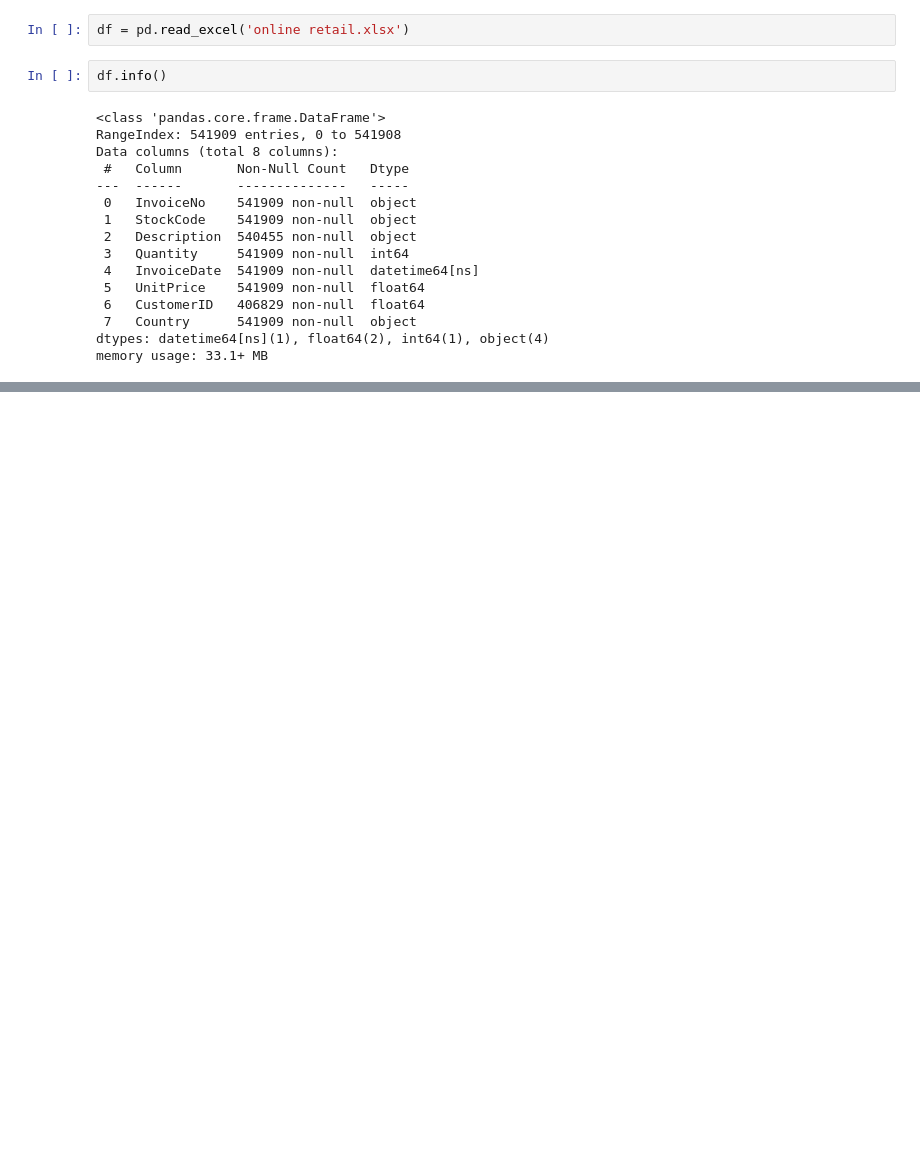
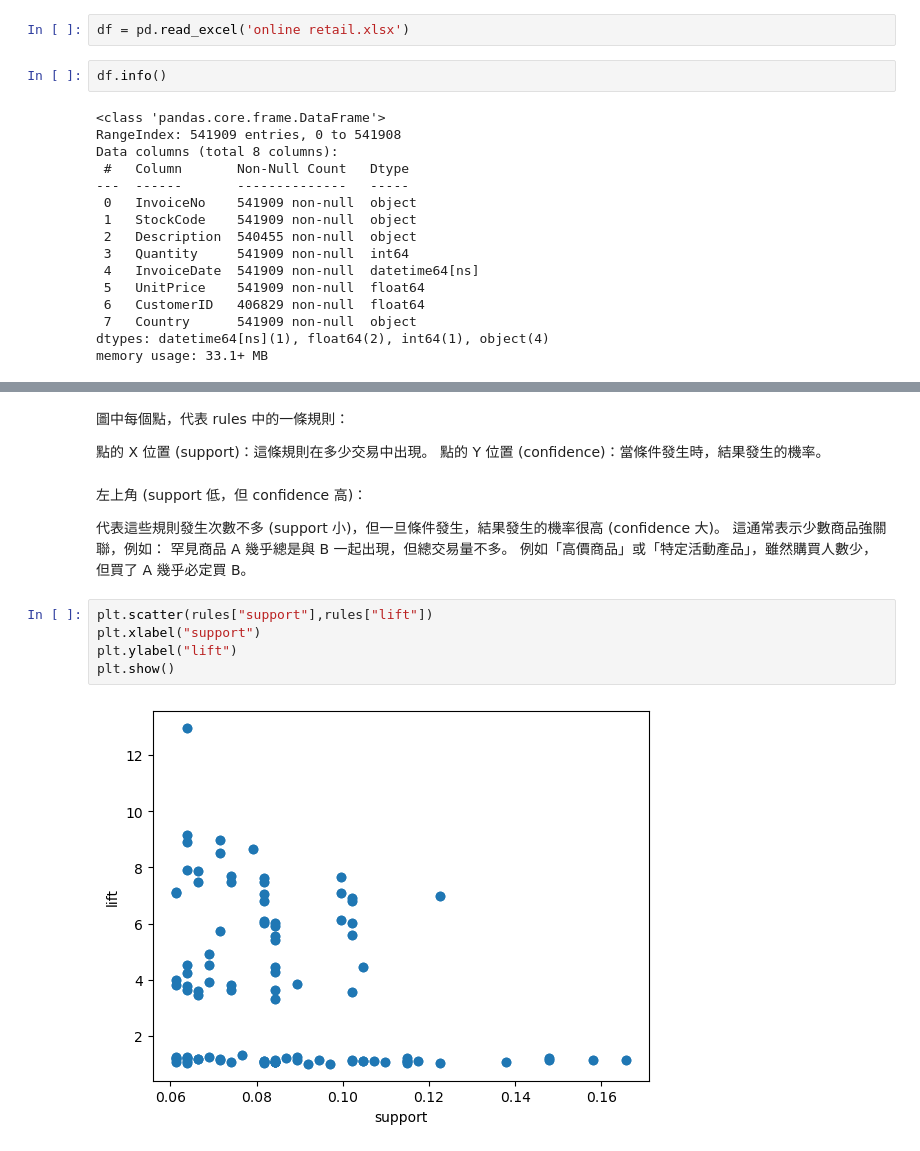
Before and after one commit to sarahyan0201/python_learning, a Jupyter notebook: Machine Learning/6.關聯式規則(Association Rules).ipynb, the cells around one changed output, grey strips where cells are left out. Drawn from its saved outputs; the diff is of its cells as text; blank space fills up the shorter version.

```diff
--- a/Machine Learning/6.關聯式規則(Association Rules).ipynb
+++ b/Machine Learning/6.關聯式規則(Association Rules).ipynb
@@ -66,0 +272,19 @@ memory usage: 33.1+ MB
+# %% [markdown]
+圖中每個點，代表 rules 中的一條規則：
+
+點的 X 位置 (support)：這條規則在多少交易中出現。
+點的 Y 位置 (confidence)：當條件發生時，結果發生的機率。
+# %% [markdown]
+左上角 (support 低，但 confidence 高)：
+
+代表這些規則發生次數不多 (support 小)，但一旦條件發生，結果發生的機率很高 (confidence 大)。
+這通常表示少數商品強關聯，例如：
+罕見商品 A 幾乎總是與 B 一起出現，但總交易量不多。
+例如「高價商品」或「特定活動產品」，雖然購買人數少，但買了 A 幾乎必定買 B。
+# %%
+plt.scatter(rules["support"],rules["lift"])
+plt.xlabel("support")
+plt.ylabel("lift")
+plt.show()
+# %% [output]
+[figure, added]
```
Also changed, not shown: parts of 68 cells of this notebook.
